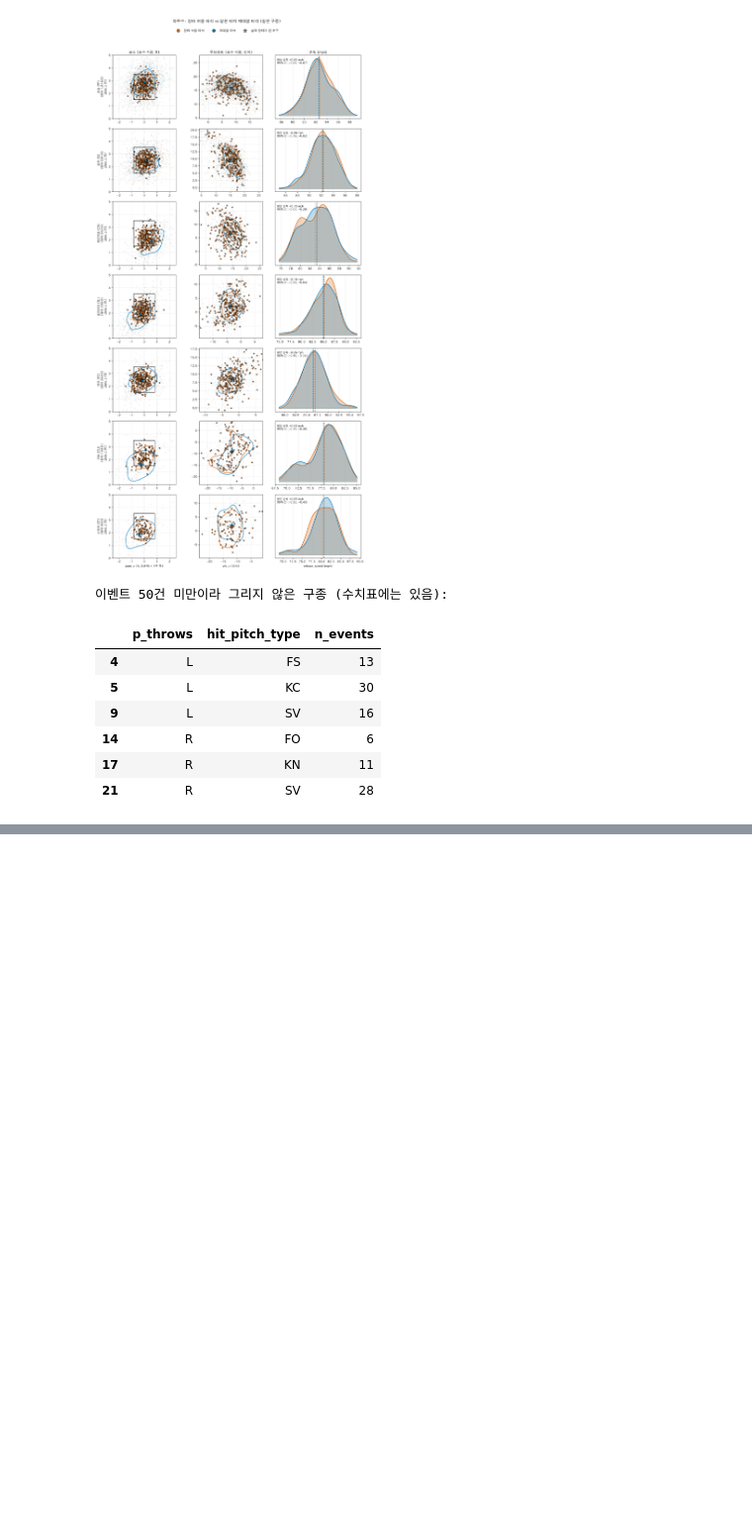
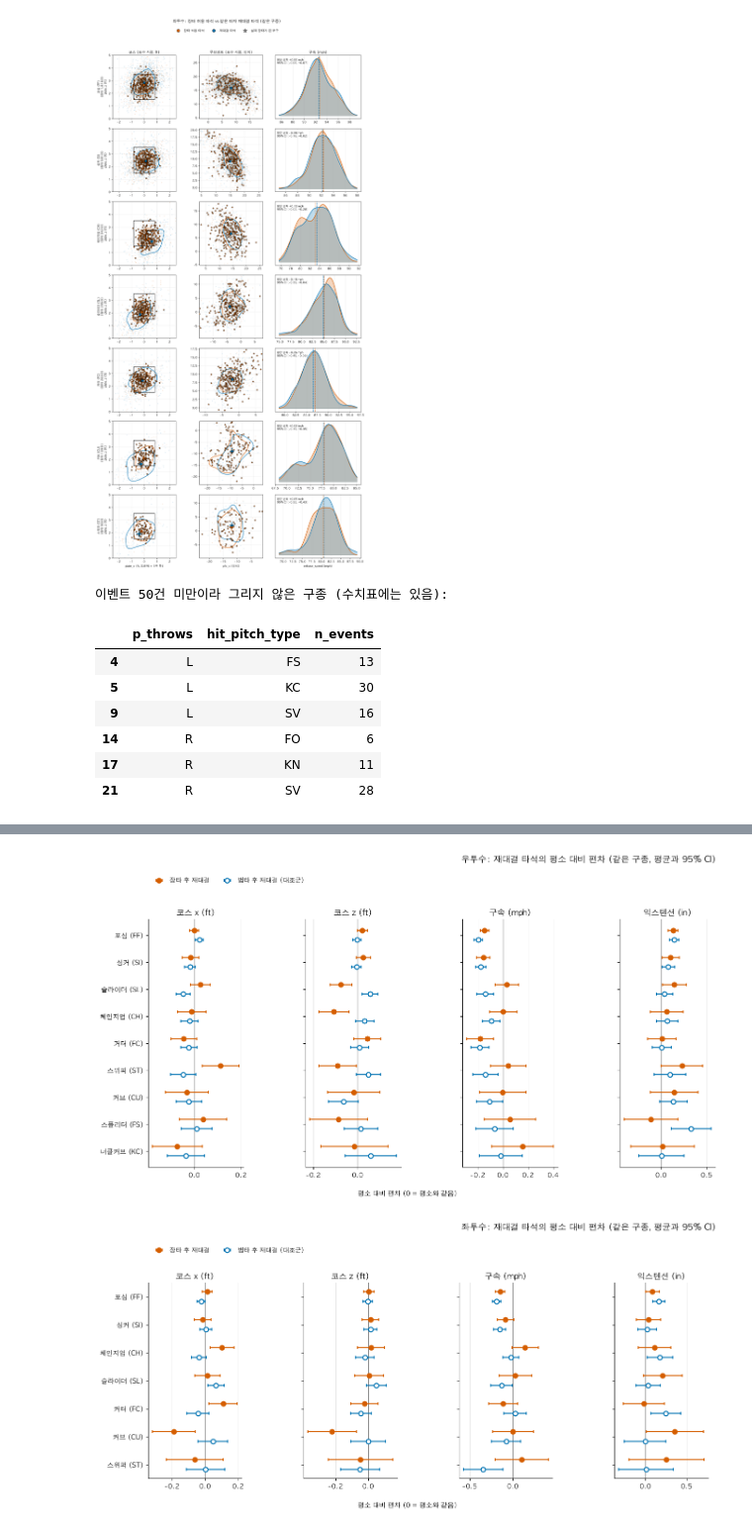
Before and after one commit to DongYun22/9th-first-project-baseball-2, a Jupyter notebook: notebooks/02_DY_rematch_pitch_execution_viz.ipynb, the cells around one changed output, grey strips where cells are left out. Shown at 99% size. Cells and saved outputs as stored; diff of their text form; code cells hidden in the pictures; blank space fills up the shorter version.

```diff
--- a/notebooks/02_DY_rematch_pitch_execution_viz.ipynb
+++ b/notebooks/02_DY_rematch_pitch_execution_viz.ipynb
@@ -741,0 +651,12 @@ display(wide.reset_index().sort_values(['p_throws', 'n_장타'], ascending=[Fals
+# %%
+base_sum, base_cnt = typical_tables(pitches)
+dev_event = {name: deviation_from_typical(ev, pitches, base_sum, base_cnt, 'event') for name, ev in reused_by_group.items()}
+dev_rematch = {name: deviation_from_typical(ev, pitches, base_sum, base_cnt, 'rematch') for name, ev in reused_by_group.items()}
+print({name: f'사건 타석(사건 투구 제외) {len(dev_event[name]):,}건, 재대결 타석 {len(dev_rematch[name]):,}건' for name in GROUPS})
+
+start_check = group_difference_table(dev_event['장타'], dev_event['대조군(범타)'])
+print('표기: 장타 쪽 편차 / 대조군 쪽 편차 → 차이 [95% CI],  * = 신뢰구간이 0을 포함하지 않음')
+pd.set_option('display.max_colwidth', 60)
+display(difference_wide(start_check, ['plate_x', 'plate_z', 'release_speed']))
+print(f'출발점 점검: 비교 {len(start_check)}개 중 신뢰구간이 0을 포함하지 않는 것 {int(start_check["0과 구별"].sum())}개 '
+      f'(차이가 전혀 없어도 우연히 약 {0.05 * len(start_check):.0f}개는 나올 수 있음)')
@@ -741,0 +687,7 @@ display(wide.reset_index().sort_values(['p_throws', 'n_장타'], ascending=[Fals
+# %%
+rematch_diff = group_difference_table(dev_rematch['장타'], dev_rematch['대조군(범타)'])
+rematch_diff.to_csv('../data/processed/rematch_execution_vs_control.csv', index=False)
+display(difference_wide(rematch_diff, ['plate_x', 'plate_z', 'release_speed']))
+display(difference_wide(rematch_diff, ['pfx_x', 'pfx_z', 'release_spin_rate', 'release_extension']))
+print(f'재대결 비교: {len(rematch_diff)}개 중 신뢰구간이 0을 포함하지 않는 것 {int(rematch_diff["0과 구별"].sum())}개 '
+      f'(차이가 전혀 없어도 우연히 약 {0.05 * len(rematch_diff):.0f}개는 나올 수 있음)')
@@ -742 +734,49 @@ display(wide.reset_index().sort_values(['p_throws', 'n_장타'], ascending=[Fals
+# %%
+FOREST_MEASURES = ['plate_x', 'plate_z', 'release_speed', 'release_extension']
+GROUP_STYLE = {
+    '장타': {'color': XBH_COLOR, 'mfc': XBH_COLOR, 'offset': -0.17, 'label': '장타 후 재대결'},
+    '대조군': {'color': PLACEBO_COLOR, 'mfc': 'white', 'offset': 0.17, 'label': '범타 후 재대결 (대조군)'},
+}
+
+
+def plot_rematch_vs_control(table_: pd.DataFrame, hand: str):
+    """투수 손 하나의 그림 (행 = 구종, 열 = 측정값). 채운 점 = 장타, 빈 점 = 대조군."""
+    sub = table_[table_['p_throws'] == hand]
+    types = sub.drop_duplicates('hit_pitch_type').sort_values('n_장타', ascending=False)['hit_pitch_type'].tolist()
+    fig, axes = plt.subplots(1, len(FOREST_MEASURES), figsize=(13.5, 0.62 * max(len(types), 1) + 2.0), sharey=True, squeeze=False)
+    y = np.arange(len(types), dtype=float)
+    for ax, measure in zip(axes[0], FOREST_MEASURES):
+        m = sub[sub['measure'] == measure].set_index('hit_pitch_type').reindex(types)
+        ax.axvline(0, color='#888888', lw=1)
+        for name in ('장타', '대조군'):
+            style = GROUP_STYLE[name]
+            ax.errorbar(
+                m[name], y + style['offset'], xerr=[m[name] - m[f'{name} ci_low'], m[f'{name} ci_high'] - m[name]], fmt='o', ms=7,
+                color=style['color'], mfc=style['mfc'], mew=1.6, lw=1.6, capsize=2.5, label=style['label'],
+            )
+        ax.set_title(DELTA_LABELS[measure][0])
+        ax.grid(axis='x', color='#E5E5E5', lw=0.7)
+        ax.set_axisbelow(True)
+        ax.spines[['top', 'right']].set_visible(False)
+    axes[0, 0].set_yticks(y)
+    axes[0, 0].set_yticklabels([PITCH_LABELS.get(t, t) for t in types])
+    axes[0, 0].invert_yaxis()
+    axes[0, 0].legend(frameon=False, fontsize=9, loc='lower left', bbox_to_anchor=(0.0, 1.12), ncol=2)
+    fig.suptitle(f'{HAND_LABELS[hand]}: 재대결 타석의 평소 대비 편차 (같은 구종, 평균과 95% CI)', fontsize=13, x=0.99, ha='right')
+    fig.supxlabel('평소 대비 편차 (0 = 평소와 같음)', fontsize=10)
+    fig.tight_layout()
+    return fig, types
+
+
+_fig, _types = plot_rematch_vs_control(_gd, 'R')
+assert _types == ['SL']
+plt.close(_fig)
+
+for hand, name in (('R', 'RHP'), ('L', 'LHP')):
+    fig, types = plot_rematch_vs_control(rematch_diff, hand)
+    fig.savefig(FIGURE_DIR / f'rematch_execution_vs_control_{name}.png', dpi=130, bbox_inches='tight')
+    plt.show()
+# %% [output]
+[figure, added]
+[figure, added]
 # %% [markdown]
```
Also changed, not shown: parts of 23 cells of this notebook.
